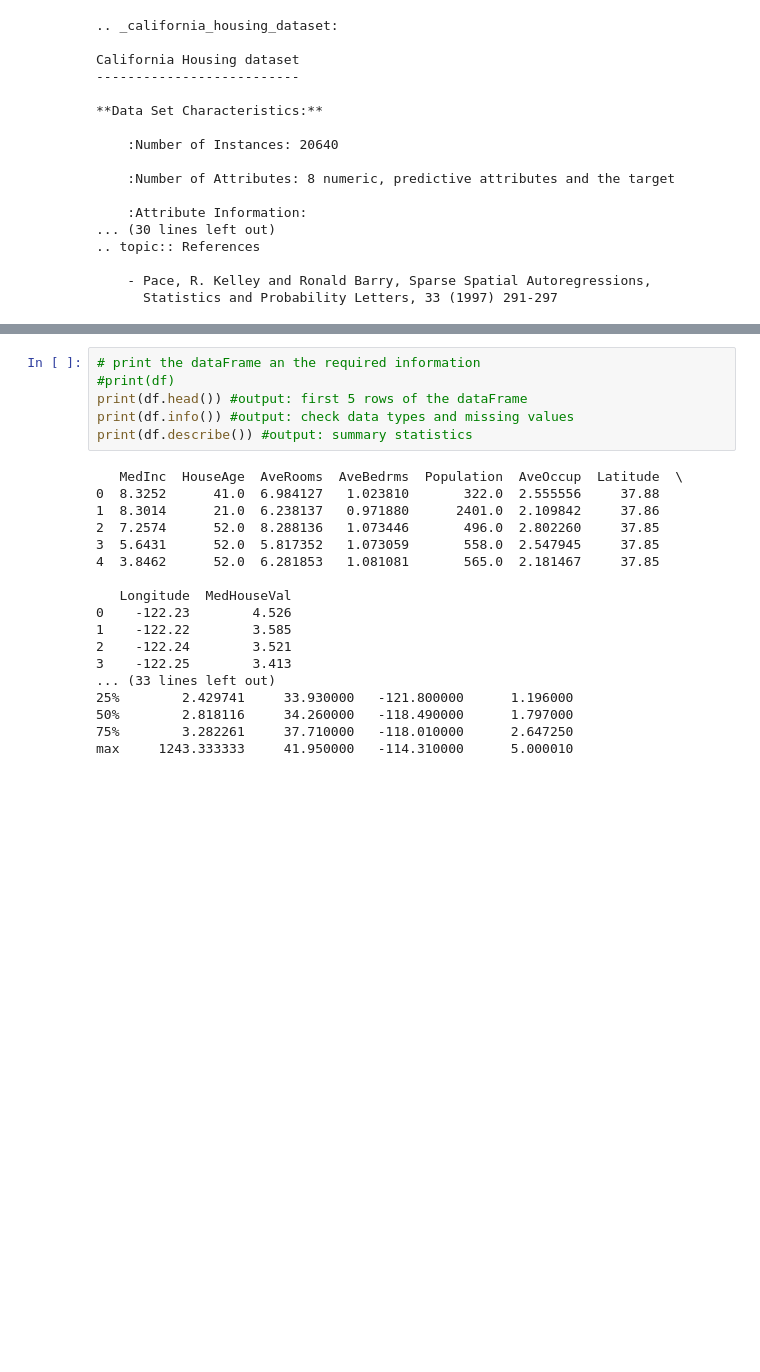
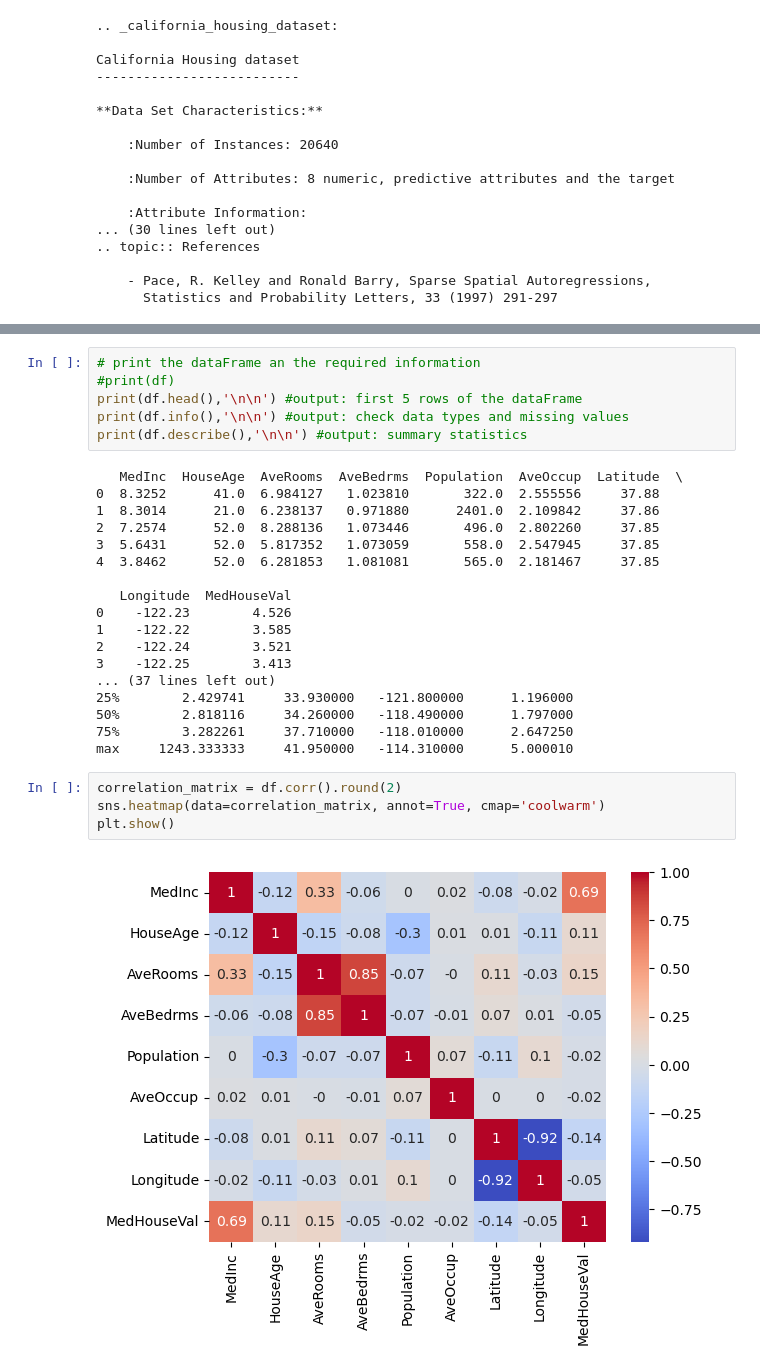
Before and after one commit to artificialintelligencecolombia/data_science_house_prices, a Jupyter notebook: houses_prices.ipynb, the cells around one changed output, grey strips where cells are left out. Cells and saved outputs as stored; diff of their text form; blank space fills up the shorter version.

```diff
--- a/houses_prices.ipynb
+++ b/houses_prices.ipynb
@@ -40,9 +61,9 @@ df['MedHouseVal'] = y
 # %%
 # print the dataFrame an the required information
 #print(df)
-print(df.head()) #output: first 5 rows of the dataFrame
-print(df.info()) #output: check data types and missing values
-print(df.describe()) #output: summary statistics
+print(df.head(),'\n\n') #output: first 5 rows of the dataFrame
+print(df.info(),'\n\n') #output: check data types and missing values
+print(df.describe(),'\n\n') #output: summary statistics
 # %% [output]
    MedInc  HouseAge  AveRooms  AveBedrms  Population  AveOccup  Latitude  \
 0  8.3252      41.0  6.984127   1.023810       322.0  2.555556     37.88
@@ -56,8 +77,14 @@ print(df.describe()) #output: summary statistics
 1    -122.22        3.585
 2    -122.24        3.521
 3    -122.25        3.413
-... (33 lines left out)
+... (37 lines left out)
 25%        2.429741     33.930000   -121.800000      1.196000
 50%        2.818116     34.260000   -118.490000      1.797000
 75%        3.282261     37.710000   -118.010000      2.647250
 max     1243.333333     41.950000   -114.310000      5.000010
+# %%
+correlation_matrix = df.corr().round(2)
+sns.heatmap(data=correlation_matrix, annot=True, cmap='coolwarm')
+plt.show()
+# %% [output]
+[figure, added]
```
Also changed, not shown: parts of 2 cells of this notebook.
